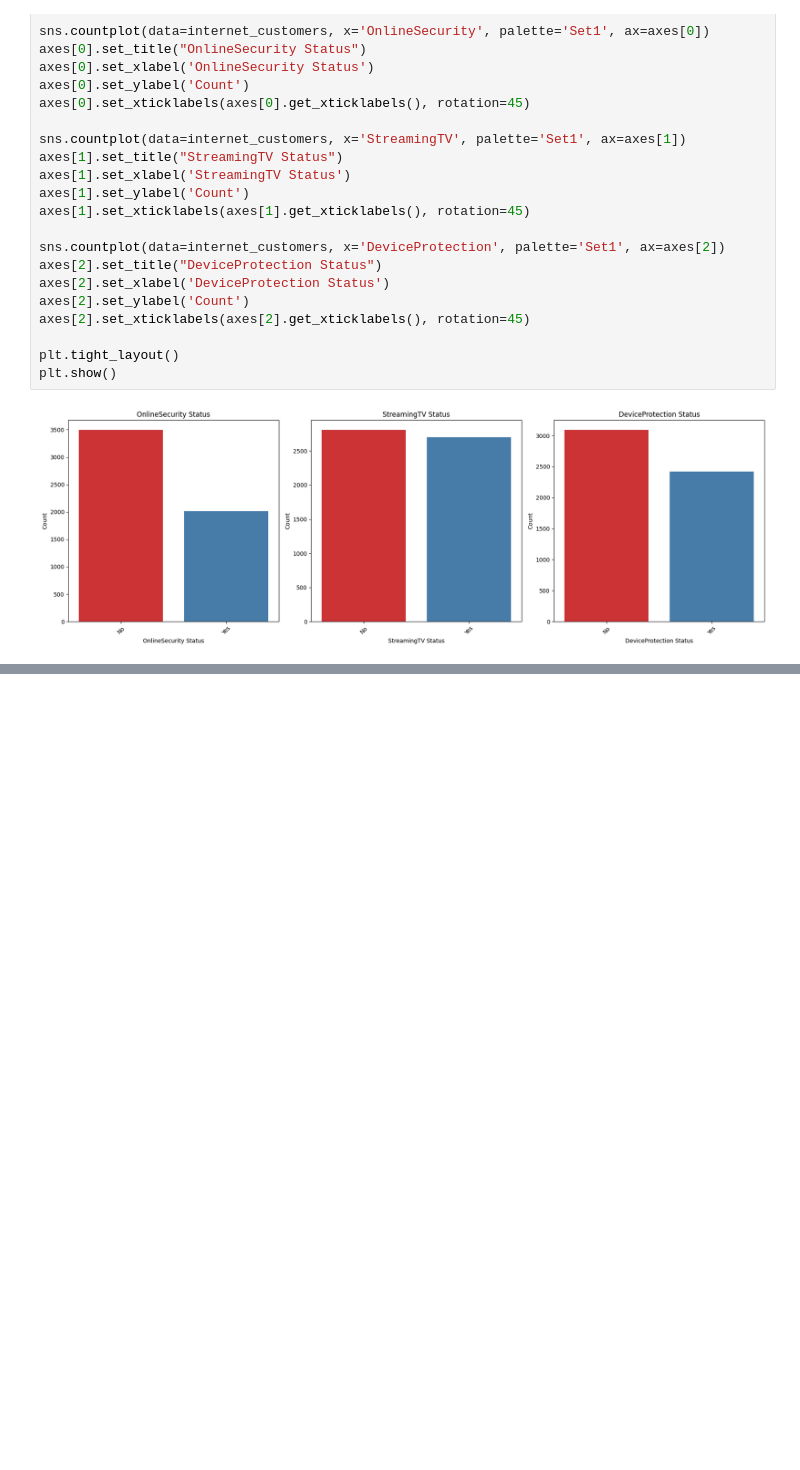
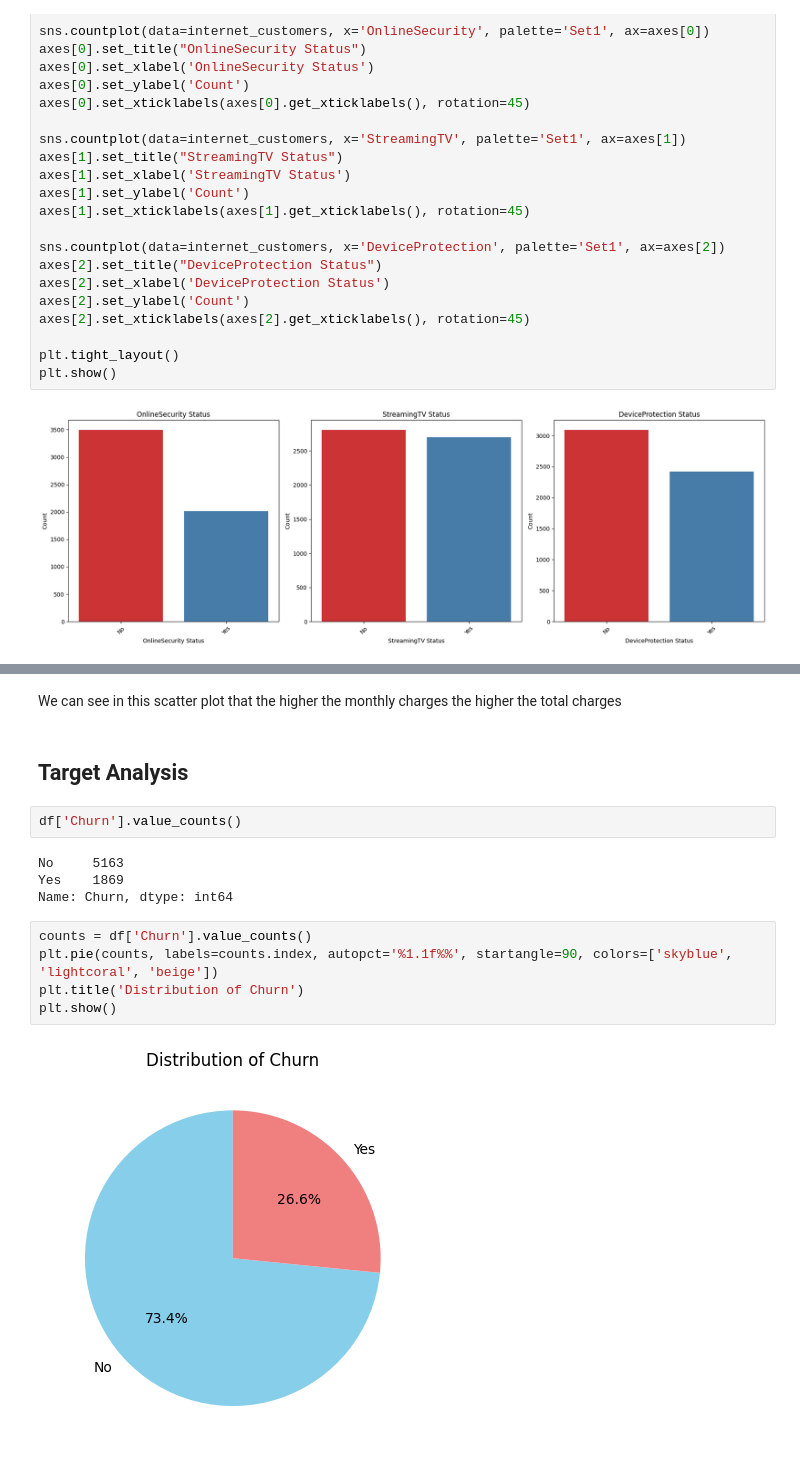
Before and after one commit to emonteiro27/customer_churn, a Jupyter notebook: customer_churn.ipynb, the cells around one changed output, grey strips where cells are left out. Drawn from its saved outputs; the diff is of its cells as text; blank space fills up the shorter version.

Commit message:
Plotted Churn (target) distribution and Churn based on Contract type

```diff
--- a/customer_churn.ipynb
+++ b/customer_churn.ipynb
@@ -547,0 +546,17 @@ We can see in this scatter plot that the higher the monthly charges the higher t
+# %% [markdown]
+We can see in this scatter plot that the higher the monthly charges the higher the total charges
+# %% [markdown]
+## Target Analysis
+# %%
+df['Churn'].value_counts()
+# %% [output]
+No     5163
+Yes    1869
+Name: Churn, dtype: int64
+# %%
+counts = df['Churn'].value_counts()
+plt.pie(counts, labels=counts.index, autopct='%1.1f%%', startangle=90, colors=['skyblue', 'lightcoral', 'beige'])
+plt.title('Distribution of Churn')
+plt.show()
+# %% [output]
+[figure, added]
```
Also changed, not shown: parts of 7 cells of this notebook.
